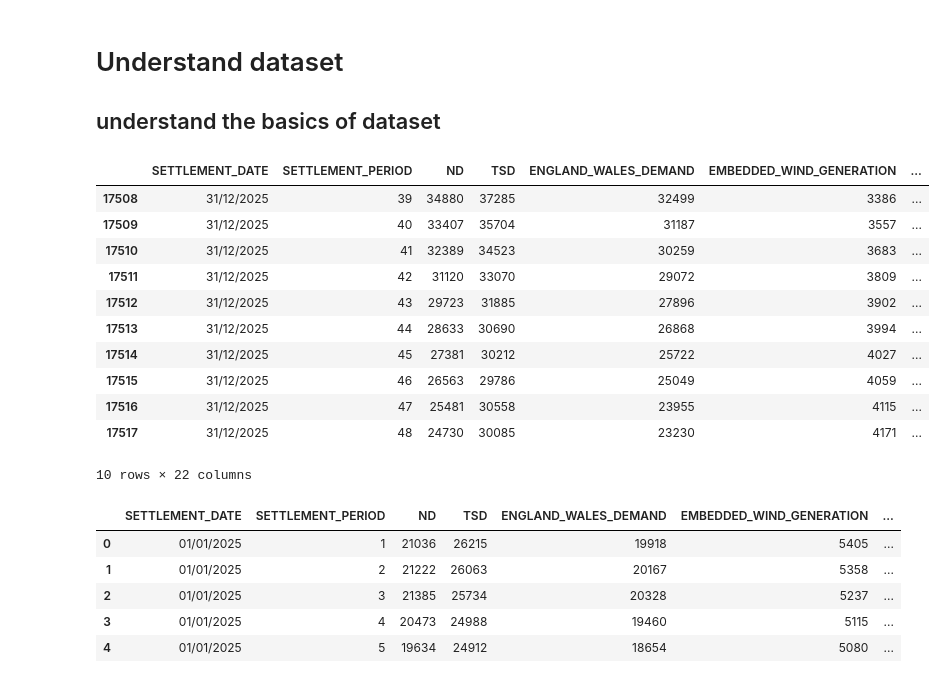
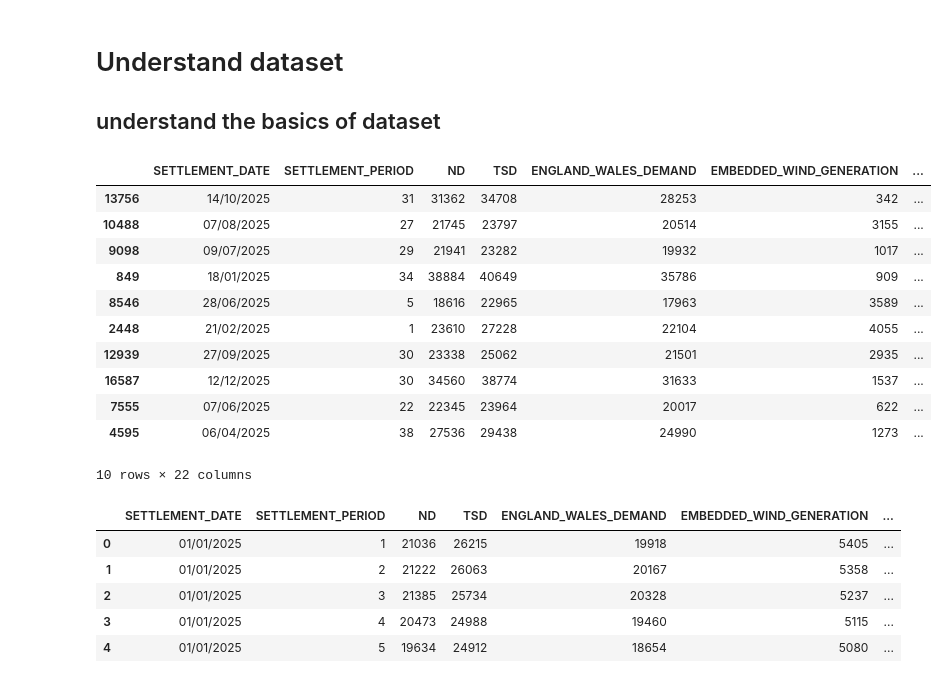
Before and after one commit to BENVYZ/BENV0159, a Jupyter notebook: week_02/week2_EDA.ipynb, the cells around one changed output. Drawn from its saved outputs; the diff is of its cells as text; code cells hidden in the pictures.

```diff
--- a/week_02/week2_EDA.ipynb
+++ b/week_02/week2_EDA.ipynb
@@ -75,6 +69,6 @@ os.getcwd()
 # %%
 #read the data as dataframe
-df = pd.read_csv('data/demanddata_2025.csv')
+df = pd.read_csv('demanddata_2025.csv')
 
 #check more details about how to use this function. use help() function.
 #help(pd.read_csv)
@@ -123,19 +117,20 @@ df
 # Understand dataset
 ## understand the basics of dataset
 # %%
-df.tail(10)
+df.sample(10)
+#randomly sample 10 data instances from the imported dataset
 # %% [output]
 |  | SETTLEMENT_DATE | SETTLEMENT_PERIOD | ND | TSD | ENGLAND_WALES_DEMAND | EMBEDDED_WIND_GENERATION | ... |
-| 17508 | 31/12/2025 | 39 | 34880 | 37285 | 32499 | 3386 | ... |
-| 17509 | 31/12/2025 | 40 | 33407 | 35704 | 31187 | 3557 | ... |
-| 17510 | 31/12/2025 | 41 | 32389 | 34523 | 30259 | 3683 | ... |
-| 17511 | 31/12/2025 | 42 | 31120 | 33070 | 29072 | 3809 | ... |
-| 17512 | 31/12/2025 | 43 | 29723 | 31885 | 27896 | 3902 | ... |
-| 17513 | 31/12/2025 | 44 | 28633 | 30690 | 26868 | 3994 | ... |
-| 17514 | 31/12/2025 | 45 | 27381 | 30212 | 25722 | 4027 | ... |
-| 17515 | 31/12/2025 | 46 | 26563 | 29786 | 25049 | 4059 | ... |
-| 17516 | 31/12/2025 | 47 | 25481 | 30558 | 23955 | 4115 | ... |
-| 17517 | 31/12/2025 | 48 | 24730 | 30085 | 23230 | 4171 | ... |
+| 13756 | 14/10/2025 | 31 | 31362 | 34708 | 28253 | 342 | ... |
+| 10488 | 07/08/2025 | 27 | 21745 | 23797 | 20514 | 3155 | ... |
+| 9098 | 09/07/2025 | 29 | 21941 | 23282 | 19932 | 1017 | ... |
+| 849 | 18/01/2025 | 34 | 38884 | 40649 | 35786 | 909 | ... |
+| 8546 | 28/06/2025 | 5 | 18616 | 22965 | 17963 | 3589 | ... |
+| 2448 | 21/02/2025 | 1 | 23610 | 27228 | 22104 | 4055 | ... |
+| 12939 | 27/09/2025 | 30 | 23338 | 25062 | 21501 | 2935 | ... |
+| 16587 | 12/12/2025 | 30 | 34560 | 38774 | 31633 | 1537 | ... |
+| 7555 | 07/06/2025 | 22 | 22345 | 23964 | 20017 | 622 | ... |
+| 4595 | 06/04/2025 | 38 | 27536 | 29438 | 24990 | 1273 | ... |
 10 rows × 22 columns
 # %%
 #check the data features
```
Also changed, not shown: parts of 11 cells of this notebook.
